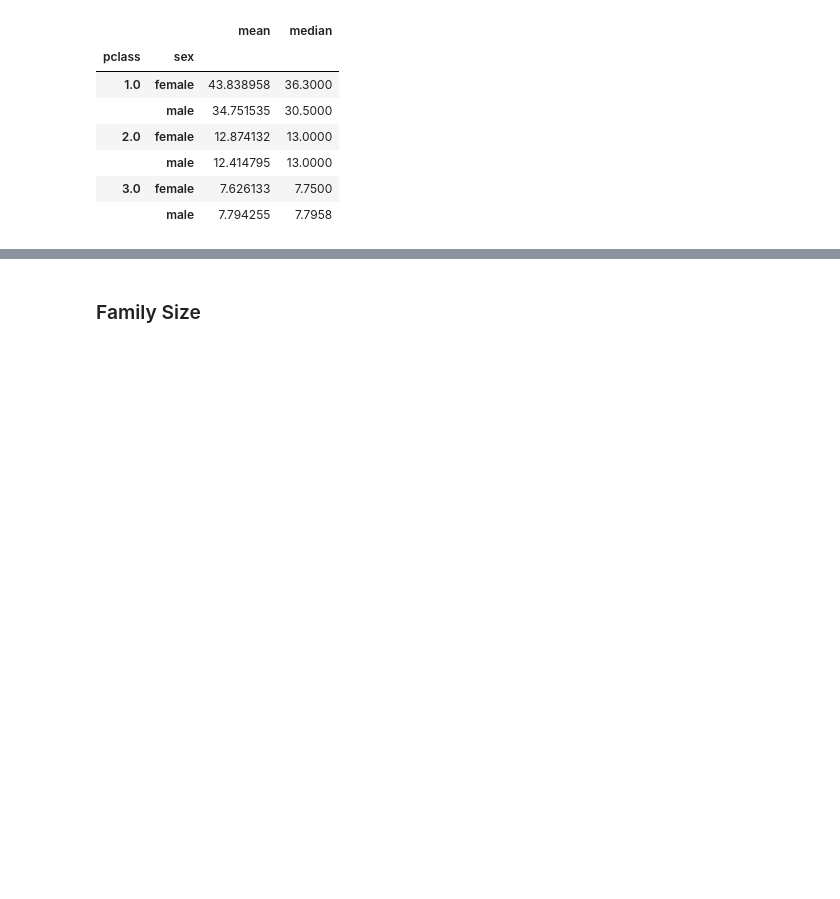
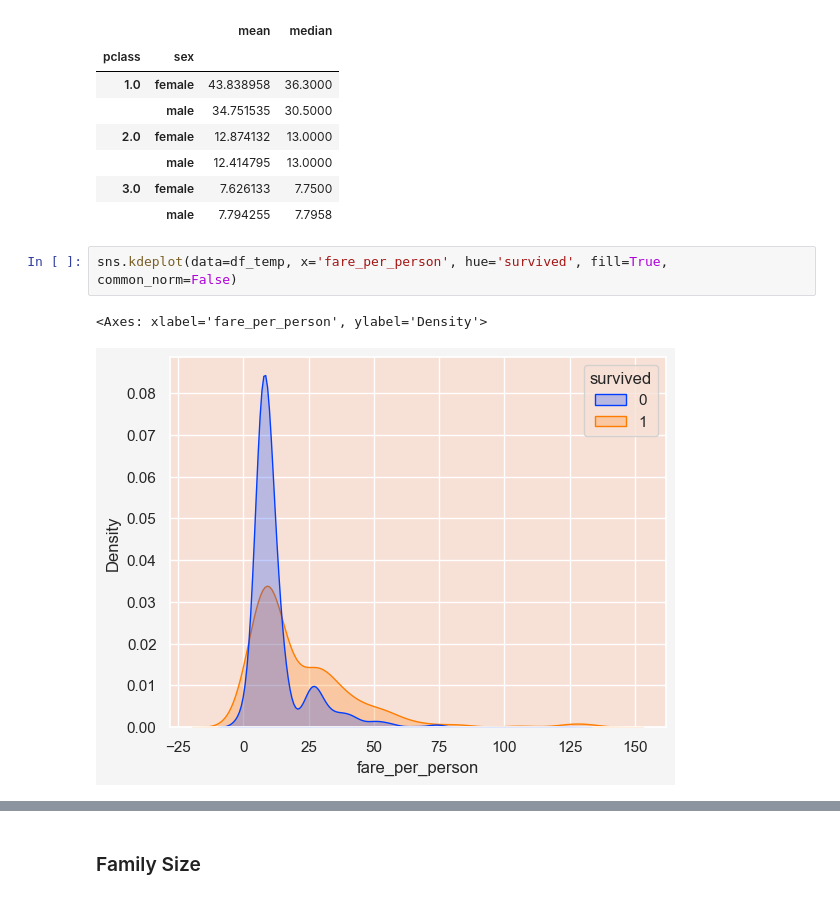
Before and after one commit to rbennum/titanic-survival, a Jupyter notebook: notebooks/full_dataset.ipynb, the cells around one changed output, grey strips where cells are left out. Drawn from its saved outputs; the diff is of its cells as text; blank space fills up the shorter version.

Commit message:
feat: learning the relationship between fare and cabin

```diff
--- a/notebooks/full_dataset.ipynb
+++ b/notebooks/full_dataset.ipynb
@@ -425,3 +424,8 @@ df_temp.groupby(['pclass', 'sex'])['fare_per_person'].agg(['mean', 'median'])
 |  | male | 12.414795 | 13.0000 |
 | 3.0 | female | 7.626133 | 7.7500 |
 |  | male | 7.794255 | 7.7958 |
+# %%
+sns.kdeplot(data=df_temp, x='fare_per_person', hue='survived', fill=True, common_norm=False)
+# %% [output]
+<Axes: xlabel='fare_per_person', ylabel='Density'>
+[figure, added]
```
Also changed, not shown: parts of 22 cells of this notebook.
